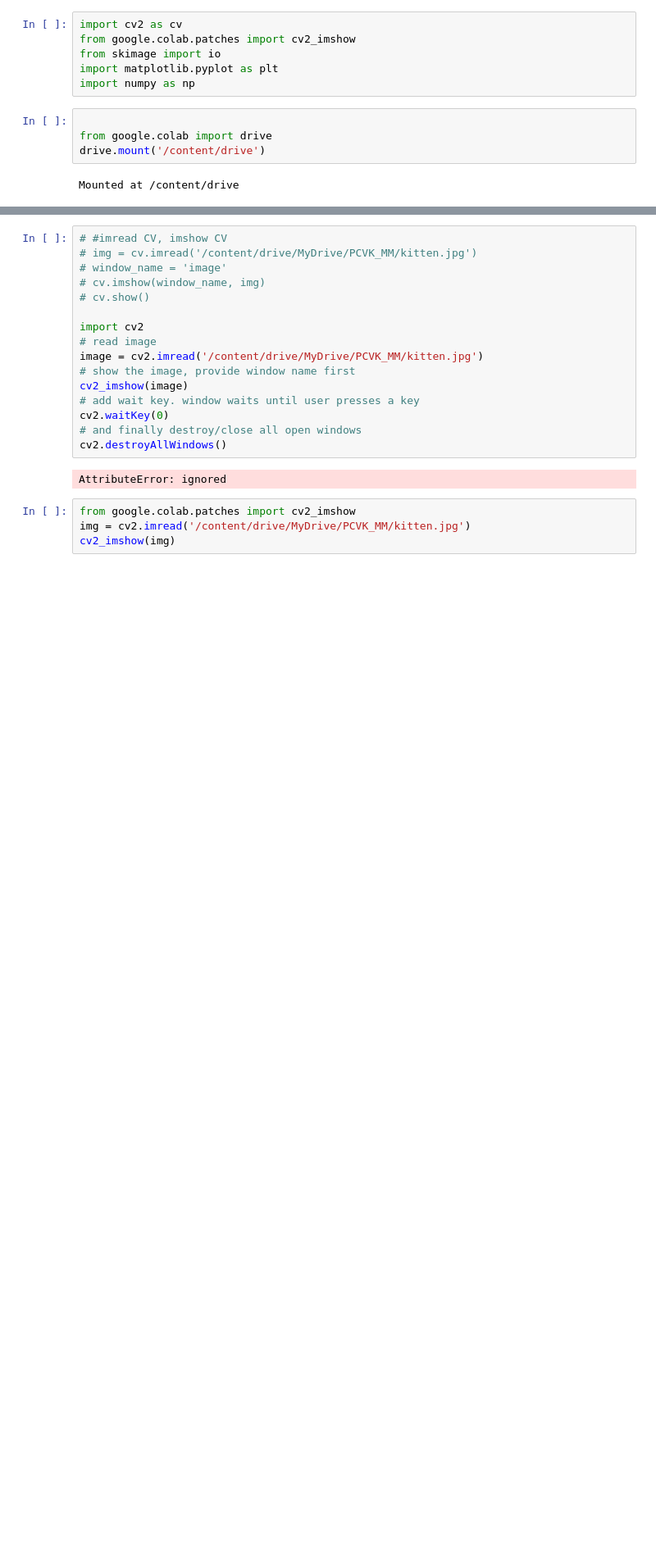
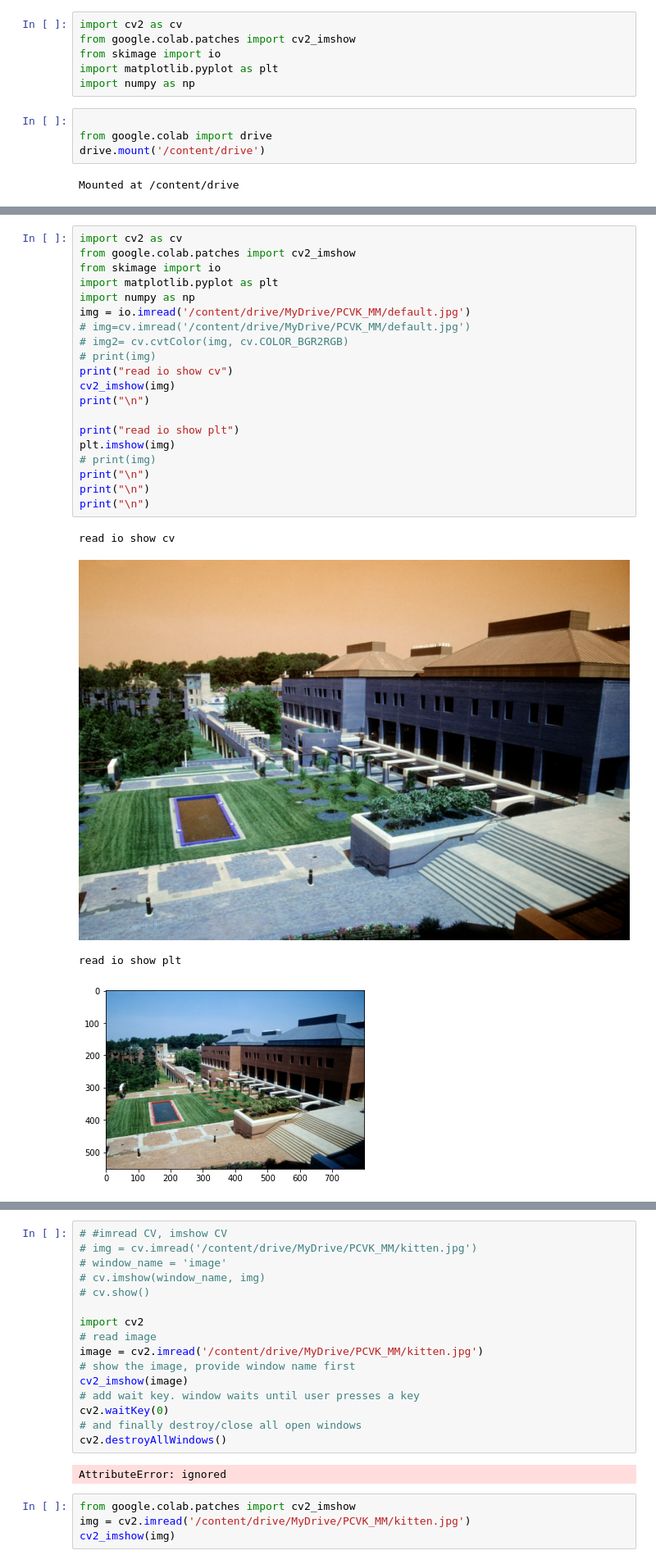
Before and after one commit to mustmentari/PCVK_Genap_2023, a Jupyter notebook: Week2.ipynb, the cells around one changed output, grey strips where cells are left out. Shown at 82% size. Saved outputs shown, nothing was run; the diff lists cells and outputs as text; blank space fills up the shorter version.

```diff
--- a/Week2.ipynb
+++ b/Week2.ipynb
@@ -14,0 +102,25 @@ Mounted at /content/drive
+# %%
+import cv2 as cv
+from google.colab.patches import cv2_imshow
+from skimage import io
+import matplotlib.pyplot as plt
+import numpy as np
+img = io.imread('/content/drive/MyDrive/PCVK_MM/default.jpg')
+# img=cv.imread('/content/drive/MyDrive/PCVK_MM/default.jpg')
+# img2= cv.cvtColor(img, cv.COLOR_BGR2RGB)
+# print(img)
+print("read io show cv")
+cv2_imshow(img)
+print("\n")
+
+print("read io show plt")
+plt.imshow(img)
+# print(img)
+print("\n")
+print("\n")
+print("\n")
+# %% [output]
+read io show cv
+[figure, added]
+read io show plt
+[figure, added]
```
Also changed, not shown: parts of 10 cells of this notebook.
